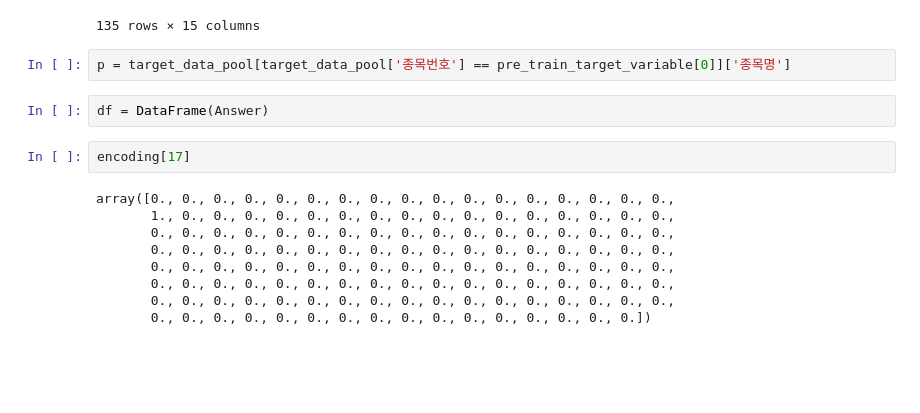
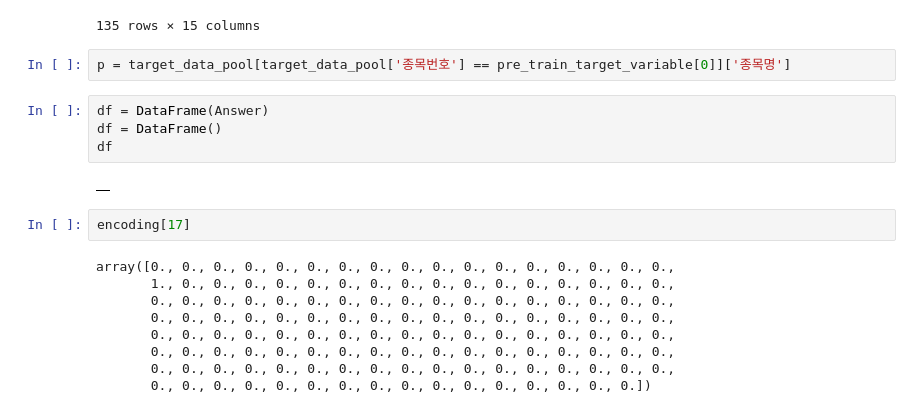
Before and after one commit to NahahaNahaha/Stock_MiraeAsset, a Jupyter notebook: ML_mirae.ipynb, the cells around one changed output. Drawn from its saved outputs; the diff is of its cells as text; blank space fills up the shorter version.

```diff
--- a/ML_mirae.ipynb
+++ b/ML_mirae.ipynb
@@ -340,6 +340,10 @@ target_data_pool
 p = target_data_pool[target_data_pool['종목번호'] == pre_train_target_variable[0]]['종목명']
 # %%
 df = DataFrame(Answer)
+df = DataFrame()
+df
+# %% [output]
+|  |
 # %%
 encoding[17]
 # %% [output]
```
Also changed, not shown: parts of 5 cells of this notebook, 1 other file.
